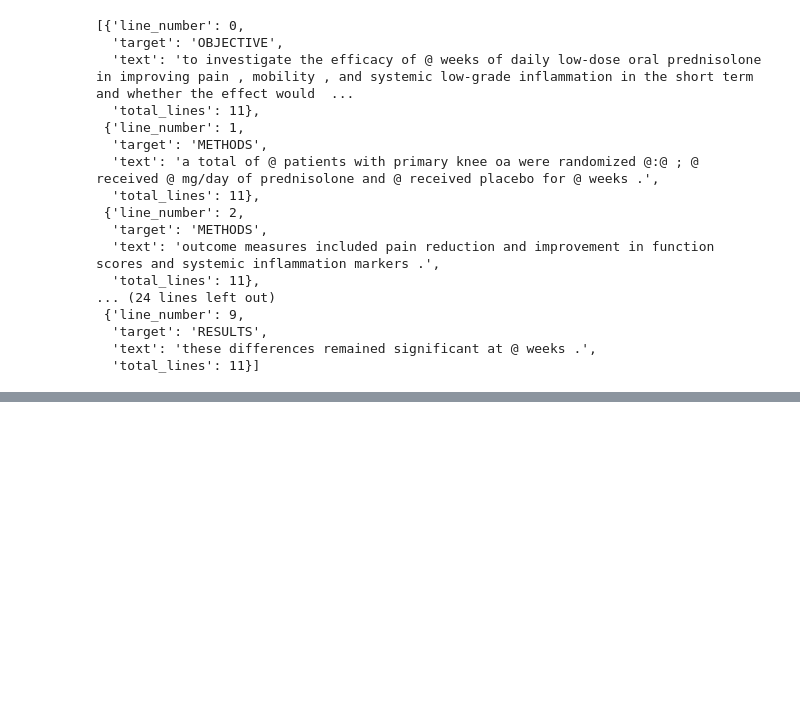
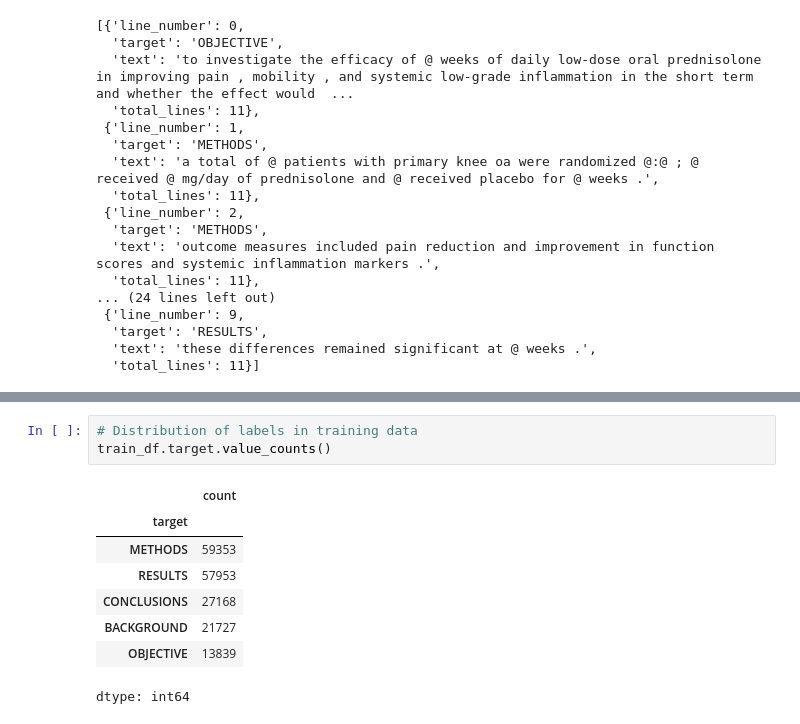
Before and after one commit to Rhino-byte/Skimit_NLP, a Jupyter notebook: nlp_skimit.ipynb, the cells around one changed output, grey strips where cells are left out. Drawn from its saved outputs; the diff is of its cells as text; blank space fills up the shorter version.

```diff
--- a/nlp_skimit.ipynb
+++ b/nlp_skimit.ipynb
@@ -206,0 +236,12 @@ train_samples[:10]
+# %%
+# Distribution of labels in training data
+train_df.target.value_counts()
+# %% [output]
+|  | count |
+| target |  |
+| METHODS | 59353 |
+| RESULTS | 57953 |
+| CONCLUSIONS | 27168 |
+| BACKGROUND | 21727 |
+| OBJECTIVE | 13839 |
+dtype: int64
```
Also changed, not shown: parts of 23 cells of this notebook.
